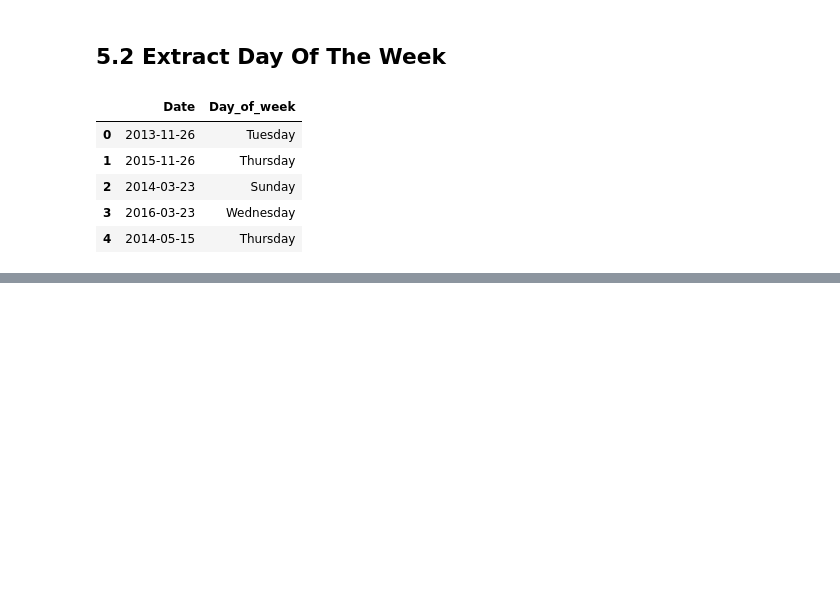
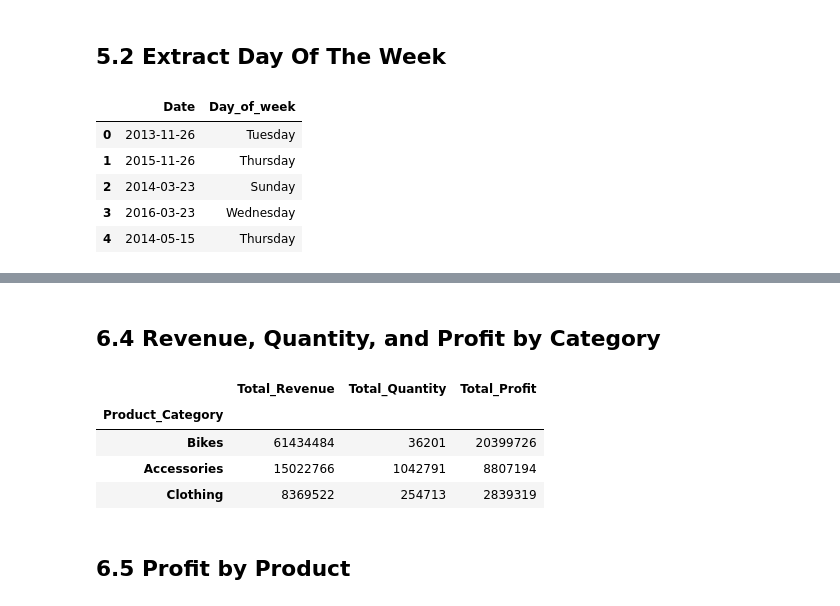
Before and after one commit to vidushanpathir505-bot/academic-data-wrangler, a Jupyter notebook: sales-data-analysis/sales_analysis.ipynb, the cells around one changed output, grey strips where cells are left out. Drawn from its saved outputs; the diff is of its cells as text; code cells hidden in the pictures; blank space fills up the shorter version.

```diff
--- a/sales-data-analysis/sales_analysis.ipynb
+++ b/sales-data-analysis/sales_analysis.ipynb
@@ -312,0 +380,19 @@ sales_df[[
+# %% [markdown]
+## 6.4 Revenue, Quantity, and Profit by Category
+# %%
+category_summary = sales_df.groupby('Product_Category').agg(
+    Total_Revenue=('Revenue', 'sum'),
+    Total_Quantity=('Order_Quantity', 'sum'),
+    Total_Profit=('Profit', 'sum')
+)
+
+category_summary = category_summary.sort_values(by='Total_Revenue', ascending=False)
+category_summary
+# %% [output]
+|  | Total_Revenue | Total_Quantity | Total_Profit |
+| Product_Category |  |  |  |
+| Bikes | 61434484 | 36201 | 20399726 |
+| Accessories | 15022766 | 1042791 | 8807194 |
+| Clothing | 8369522 | 254713 | 2839319 |
+# %% [markdown]
+## 6.5 Profit by Product
```
Also changed, not shown: parts of 8 cells of this notebook.
